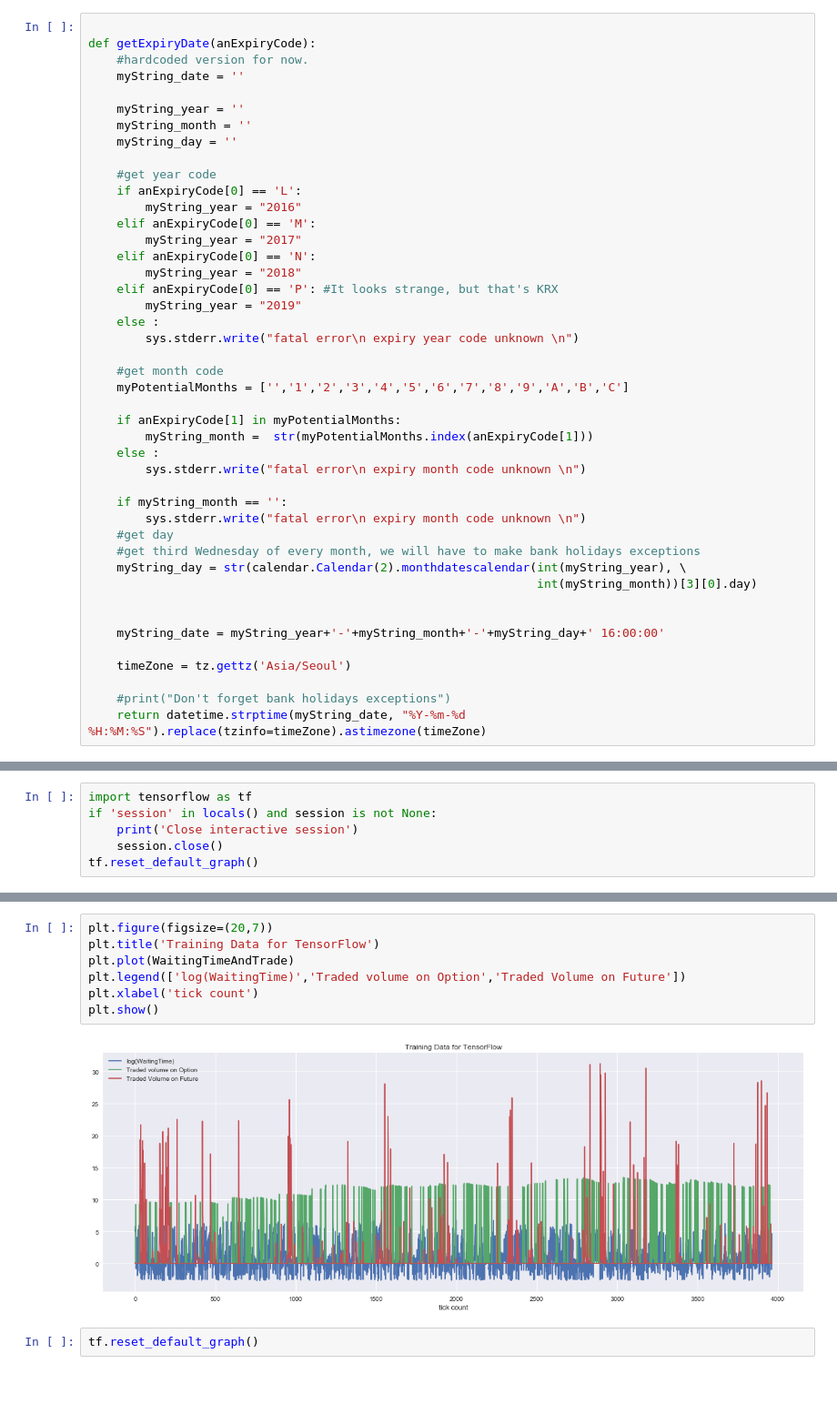
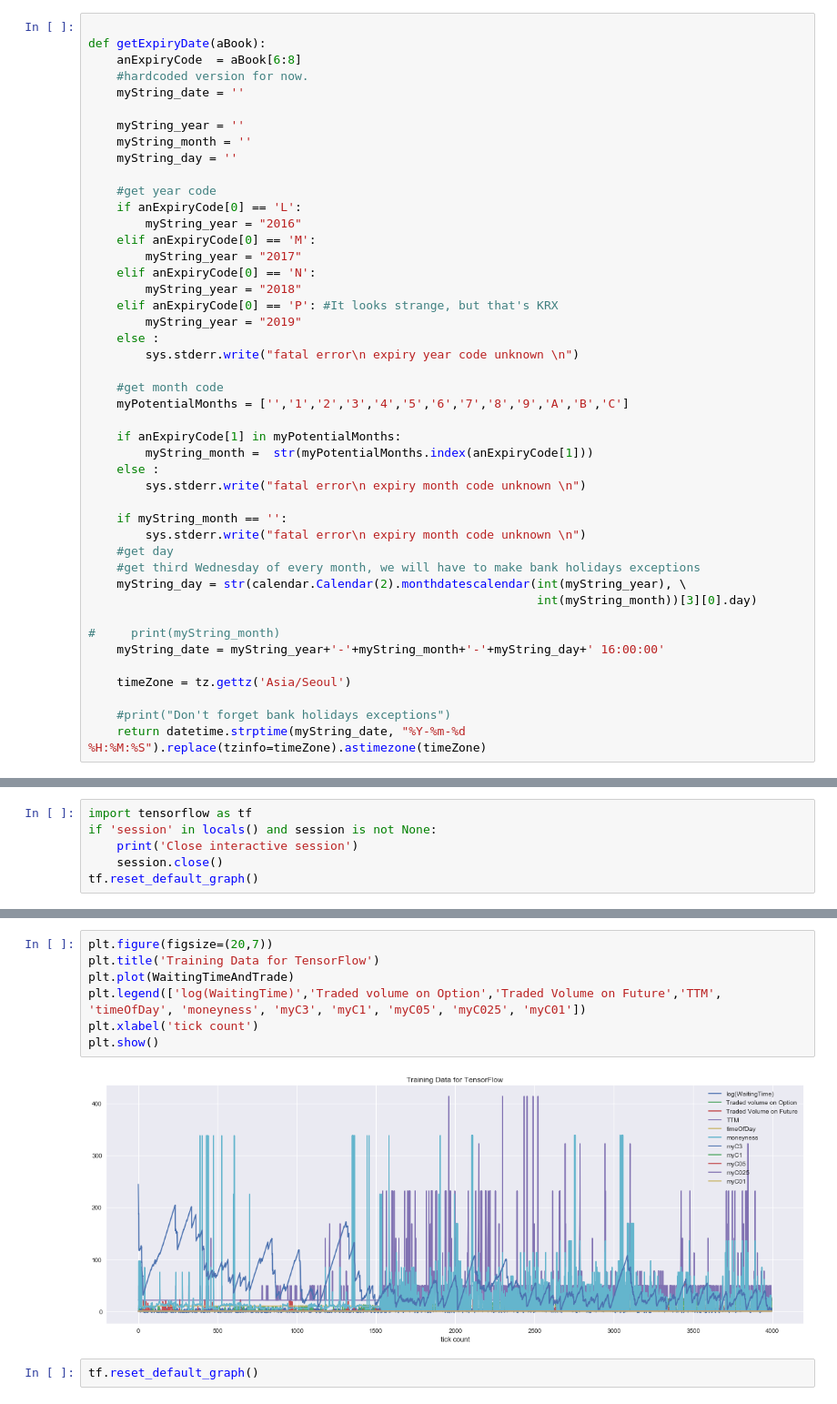
Before and after one commit to LouisEchard/ML_MiniProjects, a Jupyter notebook: WaitingTimePredictionPart1 - v2.ipynb, the cells around one changed output, grey strips where cells are left out. Shown: that part at 91% size. Drawn from its saved outputs; the diff is of its cells as text.

```diff
--- a/WaitingTimePredictionPart1 - v2.ipynb
+++ b/WaitingTimePredictionPart1 - v2.ipynb
@@ -44,7 +44,8 @@ class CONTRACTTYPE(Enum):
     PUT = 3
 # %%
 
-def getExpiryDate(anExpiryCode):
+def getExpiryDate(aBook):
+    anExpiryCode  = aBook[6:8]
     #hardcoded version for now.
     myString_date = ''
 
@@ -79,7 +80,7 @@ def getExpiryDate(anExpiryCode):
     myString_day = str(calendar.Calendar(2).monthdatescalendar(int(myString_year), \
                                                                int(myString_month))[3][0].day)
 
-
+#     print(myString_month)
     myString_date = myString_year+'-'+myString_month+'-'+myString_day+' 16:00:00'
 
     timeZone = tz.gettz('Asia/Seoul')
@@ -269,12 +290,12 @@ local variable 'timeOfTrade' referenced before assignment
 # %%
 plt.figure(figsize=(20,7))
 plt.title('Training Data for TensorFlow')
 plt.plot(WaitingTimeAndTrade)
-plt.legend(['log(WaitingTime)','Traded volume on Option','Traded Volume on Future'])
+plt.legend(['log(WaitingTime)','Traded volume on Option','Traded Volume on Future','TTM', 'timeOfDay', 'moneyness', 'myC3', 'myC1', 'myC05', 'myC025', 'myC01'])
 plt.xlabel('tick count')
 plt.show()
 # %% [output]
-[figure, old version]
+[figure, new version]
 # %%
 tf.reset_default_graph()
 # %%
```
Also changed, not shown: parts of 4 cells of this notebook.
